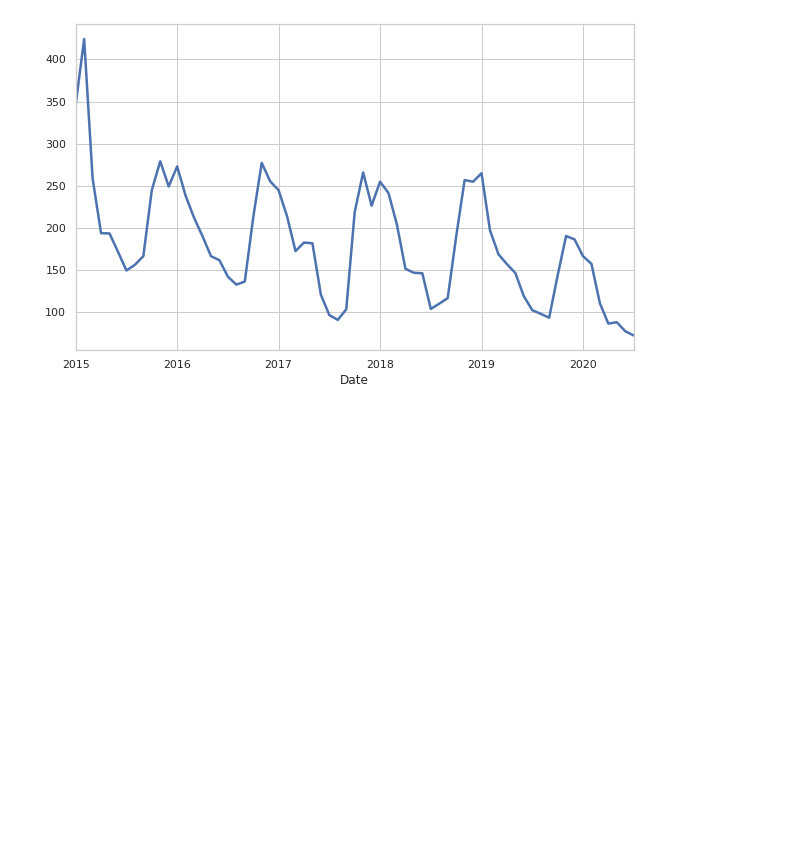
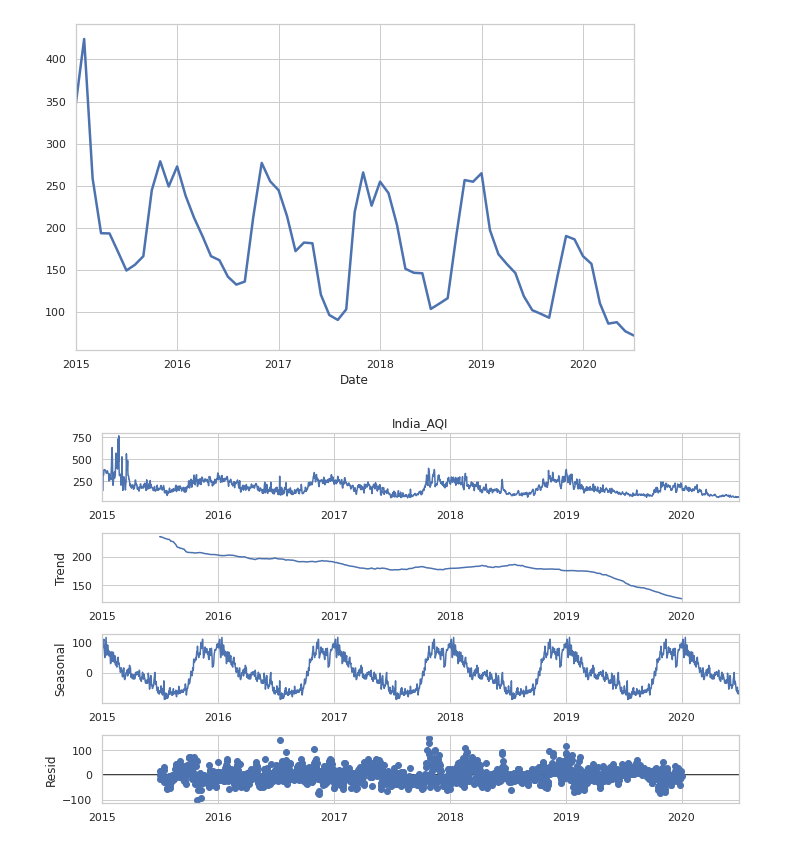
Before and after one commit to Aishwarya-Sarkar/Analysing-and-Forecasting-India-s-AQI, a Jupyter notebook: Time series analysis + Forecasting.ipynb, the cells around one changed output. Saved outputs shown, nothing was run; the diff lists cells and outputs as text; code cells hidden in the pictures; blank space fills up the shorter version.

```diff
--- a/Time series analysis + Forecasting.ipynb
+++ b/Time series analysis + Forecasting.ipynb
@@ -38,9 +47,9 @@ df.tail(5)
 | 29529 | Visakhapatnam | 2020-06-30 | 16.64 | 49.97 | 4.05 | 29.26 | 18.80 | 10.03 | 0.52 | 9.84 | 28.30 | ... |
 | 29530 | Visakhapatnam | 2020-07-01 | 15.00 | 66.00 | 0.40 | 26.85 | 14.05 | 5.20 | 0.59 | 2.10 | 17.05 | ... |
 # %%
-cities = df.pivot_table(values='AQI', index=['Date'], columns='City')
-cities=cities.resample(rule='MS').mean()
-cities=cities.add_suffix('_AQI')
+cities_all = df.pivot_table(values='AQI', index=['Date'], columns='City')
+cities_all=cities_all.add_suffix('_AQI')
+cities=cities_all.resample(rule='MS').mean()
 cities.head()
 # %% [output]
 | City | Ahmedabad_AQI | Aizawl_AQI | Amaravati_AQI | Amritsar_AQI | Bengaluru_AQI | Bhopal_AQI | Brajrajnagar_AQI | ... |
@@ -75,3 +84,9 @@ cities['India_AQI'].plot(kind='line',grid=True,figsize=(10, 6), linewidth=2.5)
 # %% [output]
 <AxesSubplot:xlabel='Date'>
 [figure]
+# %%
+plt.rcParams['figure.figsize'] = (10, 6);
+cities_all['India_AQI']=cities_all.mean(axis=1)
+fig = seasonal_decompose(cities_all['India_AQI'], model='additive', freq=365).plot()
+# %% [output]
+[figure, added]
```
Also changed, not shown: parts of 10 cells of this notebook.
